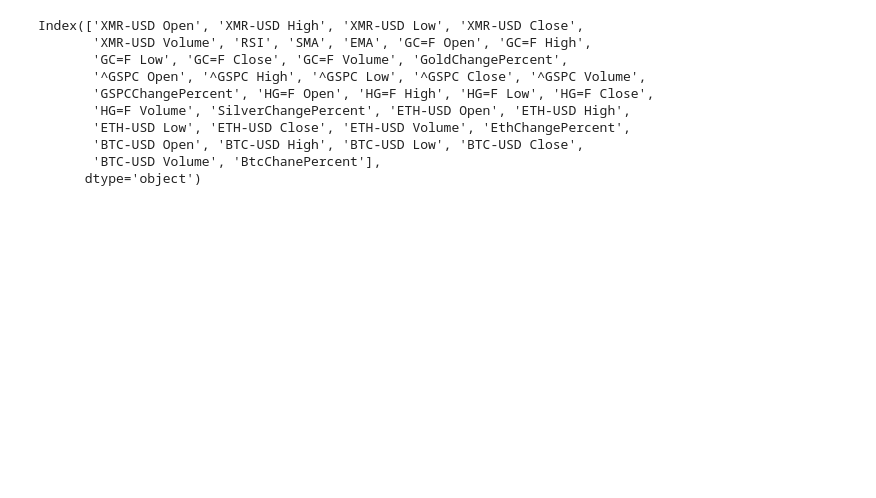
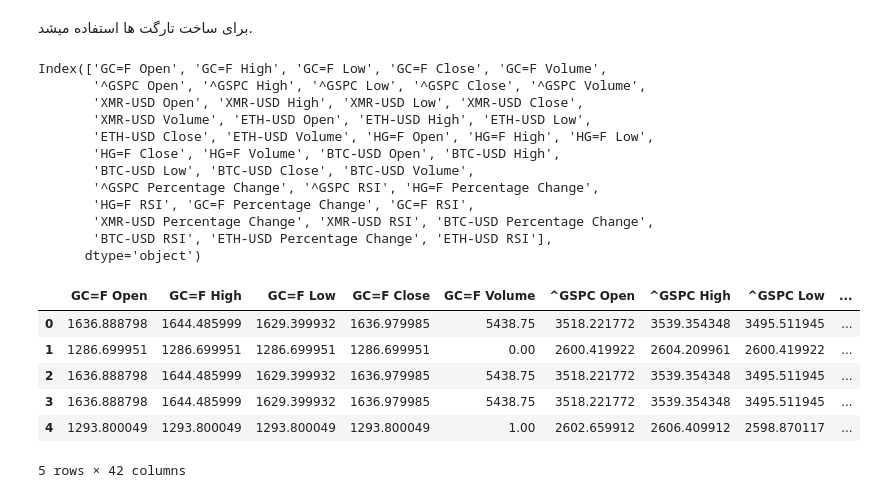
Before and after one commit to kasrakakaee/queraproject2, a Jupyter notebook: KnnClassification.ipynb, the cells around one changed output. Drawn from its saved outputs; the diff is of its cells as text; code cells hidden in the pictures; blank space fills up the shorter version.

```diff
--- a/KnnClassification.ipynb
+++ b/KnnClassification.ipynb
@@ -10,21 +10,33 @@ def Makey(x):
     df = x.copy()
     df['Label'] = df.apply(lambda row: 1 if row['Change'] >= 0 else 0 , axis=1)
     return df['Label']
+# %% [markdown]
+برای ساخت تارگت ها استفاده میشد.
 # %%
-X = pd.read_csv("./train.csv")
-y = Makey(X)
-X = X.drop(columns=['Date' , 'Unnamed: 0' , 'Increase' , 'Change' , 'Percentage Change' , 'Target'])
-X = X.fillna(1)
+X = pd.read_csv("./random_forest_train.csv")
+y = X['Target']
+drops = ['Date' , 'Target'  ]
+X = X.drop(columns=drops)
 print(X.columns)
+X.head()
 # %% [output]
-Index(['XMR-USD Open', 'XMR-USD High', 'XMR-USD Low', 'XMR-USD Close',
-       'XMR-USD Volume', 'RSI', 'SMA', 'EMA', 'GC=F Open', 'GC=F High',
-       'GC=F Low', 'GC=F Close', 'GC=F Volume', 'GoldChangePercent',
+Index(['GC=F Open', 'GC=F High', 'GC=F Low', 'GC=F Close', 'GC=F Volume',
        '^GSPC Open', '^GSPC High', '^GSPC Low', '^GSPC Close', '^GSPC Volume',
-       'GSPCChangePercent', 'HG=F Open', 'HG=F High', 'HG=F Low', 'HG=F Close',
-       'HG=F Volume', 'SilverChangePercent', 'ETH-USD Open', 'ETH-USD High',
-       'ETH-USD Low', 'ETH-USD Close', 'ETH-USD Volume', 'EthChangePercent',
-       'BTC-USD Open', 'BTC-USD High', 'BTC-USD Low', 'BTC-USD Close',
-       'BTC-USD Volume', 'BtcChanePercent'],
+       'XMR-USD Open', 'XMR-USD High', 'XMR-USD Low', 'XMR-USD Close',
+       'XMR-USD Volume', 'ETH-USD Open', 'ETH-USD High', 'ETH-USD Low',
+       'ETH-USD Close', 'ETH-USD Volume', 'HG=F Open', 'HG=F High', 'HG=F Low',
+       'HG=F Close', 'HG=F Volume', 'BTC-USD Open', 'BTC-USD High',
+       'BTC-USD Low', 'BTC-USD Close', 'BTC-USD Volume',
+       '^GSPC Percentage Change', '^GSPC RSI', 'HG=F Percentage Change',
+       'HG=F RSI', 'GC=F Percentage Change', 'GC=F RSI',
+       'XMR-USD Percentage Change', 'XMR-USD RSI', 'BTC-USD Percentage Change',
+       'BTC-USD RSI', 'ETH-USD Percentage Change', 'ETH-USD RSI'],
       dtype='object')
+|  | GC=F Open | GC=F High | GC=F Low | GC=F Close | GC=F Volume | ^GSPC Open | ^GSPC High | ^GSPC Low | ... |
+| 0 | 1636.888798 | 1644.485999 | 1629.399932 | 1636.979985 | 5438.75 | 3518.221772 | 3539.354348 | 3495.511945 | ... |
+| 1 | 1286.699951 | 1286.699951 | 1286.699951 | 1286.699951 | 0.00 | 2600.419922 | 2604.209961 | 2600.419922 | ... |
+| 2 | 1636.888798 | 1644.485999 | 1629.399932 | 1636.979985 | 5438.75 | 3518.221772 | 3539.354348 | 3495.511945 | ... |
+| 3 | 1636.888798 | 1644.485999 | 1629.399932 | 1636.979985 | 5438.75 | 3518.221772 | 3539.354348 | 3495.511945 | ... |
+| 4 | 1293.800049 | 1293.800049 | 1293.800049 | 1293.800049 | 1.00 | 2602.659912 | 2606.409912 | 2598.870117 | ... |
+5 rows × 42 columns
 # %%
```
Also changed, not shown: parts of 9 cells of this notebook.
